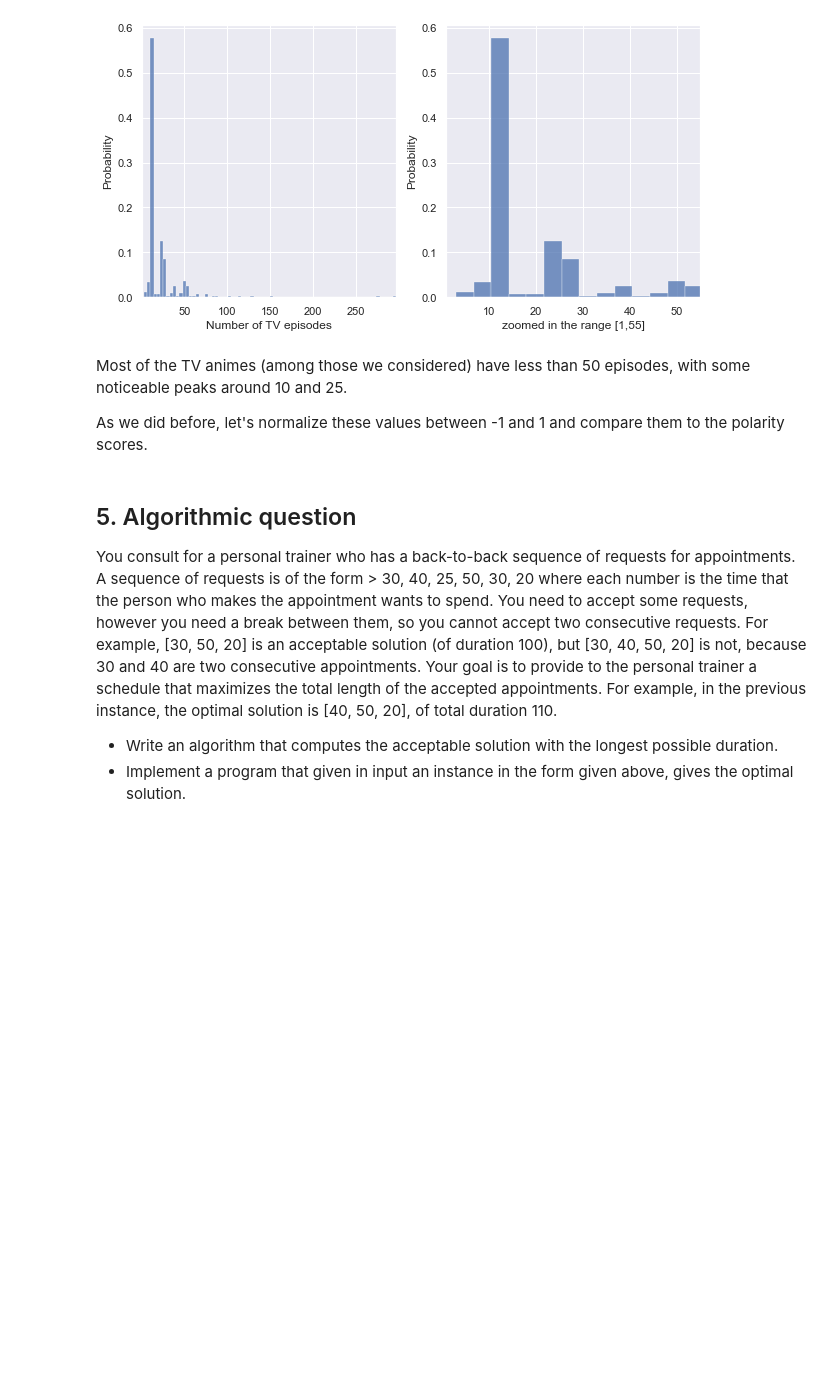
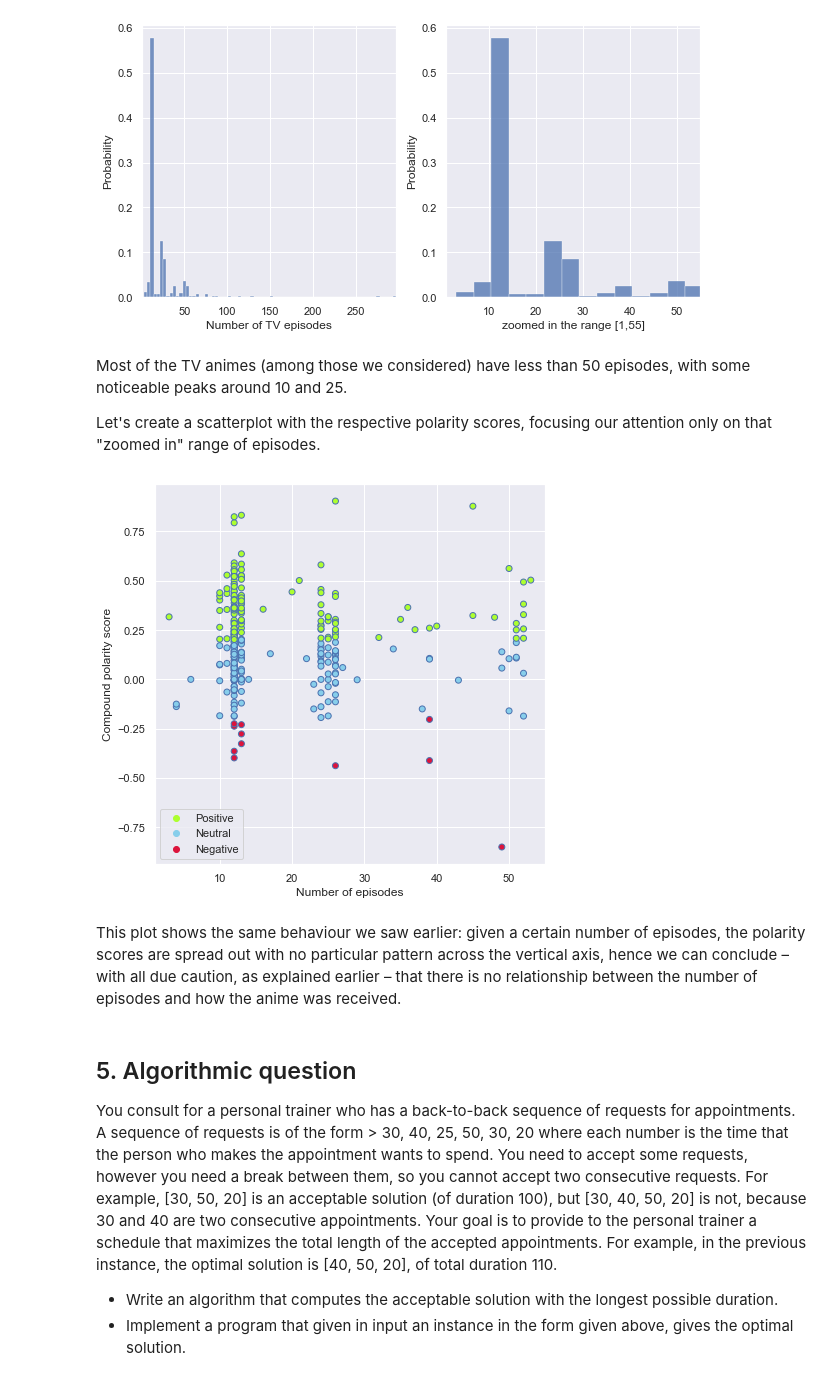
Before and after one commit to AlessandroPecchini/ADM-HW3, a Jupyter notebook: code/main.ipynb, the cells around one changed output. Saved outputs shown, nothing was run; the diff lists cells and outputs as text; code cells hidden in the pictures; blank space fills up the shorter version.

```diff
--- a/code/main.ipynb
+++ b/code/main.ipynb
@@ -845,5 +843,6 @@ By looking at these charts the most popular anime type seems to be the "Music" t
 # %%
-num_episodes = np.array(df_sent[(df_sent['type'] == "TV") & (df_sent['episodes'] != 'None')]['episodes'],
+num_episodes = np.array(df_sent[(df_sent['type'] == "TV") &
+                                (df_sent['episodes'] != 'None')]['episodes'],
                         dtype = int)
 # %% [markdown]
 First, let's take an exploratory look into the distribution of the number of episodes, by only considering animes of type `TV` (otherwise we would observe a peak in 1 due to the other types).
@@ -862,7 +861,26 @@ plt.show()
 # %% [markdown]
 Most of the TV animes (among those we considered) have less than 50 episodes, with some noticeable peaks around 10 and 25.
 
-As we did before, let's normalize these values between -1 and 1 and compare them to the polarity scores.
+Let's create a scatterplot with the respective polarity scores, focusing our attention only on that "zoomed in" range of episodes.
+# %%
+pol_score = np.array(df_sent[(df_sent['type'] == "TV") &
+                             (df_sent['episodes'] != 'None')]['polarity_score'],
+                     dtype = float)
+
+sent = np.array(df_sent[(df_sent['type'] == "TV") &
+                        (df_sent['episodes'] != 'None')]['sentiment'],
+                dtype = str)
+
+sent_analysis.sent_scatter(num_episodes, pol_score, sent,
+                           xlabel = "Number of episodes",
+                           ylabel = "Compound polarity score")
+
+plt.xlim((1,55))
+plt.show()
+# %% [output]
+[figure, added]
+# %% [markdown]
+This plot shows the same behaviour we saw earlier: given a certain number of episodes, the polarity scores are spread out with no particular pattern across the vertical axis, hence we can conclude – with all due caution, as explained earlier – that there is no relationship between the number of episodes and how the anime was received.
 # %% [markdown]
 ## 5. Algorithmic question
 You consult for a personal trainer who has a back-to-back sequence of requests for appointments. A sequence of requests is of the form > 30, 40, 25, 50, 30, 20 where each number is the time that the person who makes the appointment wants to spend. You need to accept some requests, however you need a break between them, so you cannot accept two consecutive requests. For example, [30, 50, 20] is an acceptable solution (of duration 100), but [30, 40, 50, 20] is not, because 30 and 40 are two consecutive appointments. Your goal is to provide to the personal trainer a schedule that maximizes the total length of the accepted appointments. For example, in the previous instance, the optimal solution is [40, 50, 20], of total duration 110.
```
Also changed, not shown: parts of 9 cells of this notebook, 1 other file.
